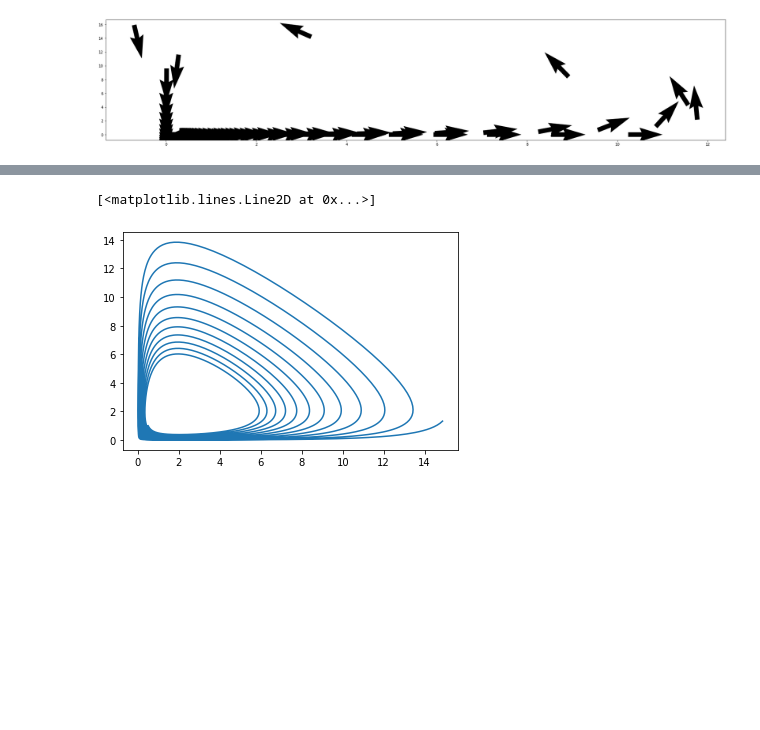
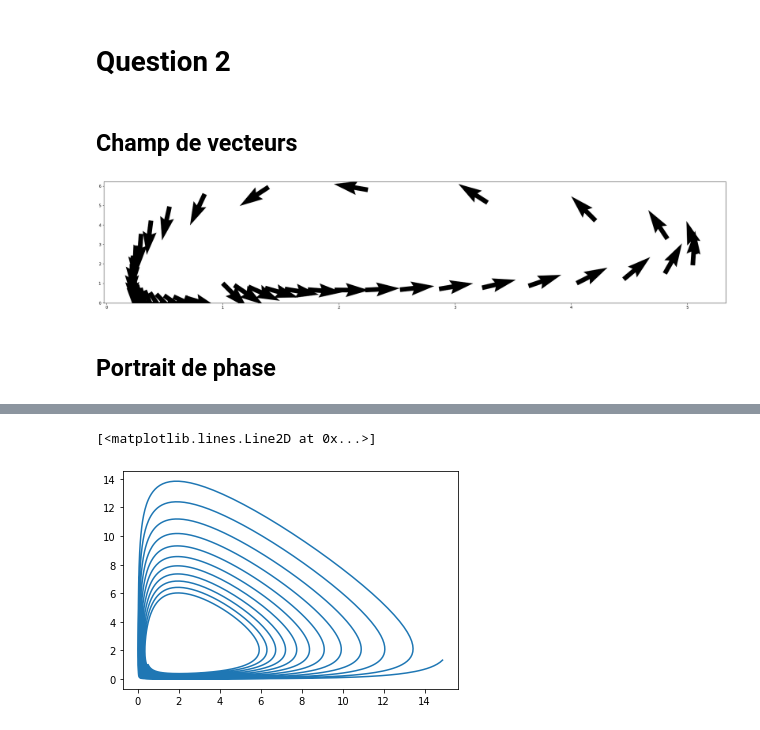
Before and after one commit to remymart/projet_equa_diff, a Jupyter notebook: equa_diff.ipynb, the cells around one changed output, grey strips where cells are left out. Saved outputs shown, nothing was run; the diff lists cells and outputs as text; code cells hidden in the pictures; blank space fills up the shorter version.

```diff
--- a/equa_diff.ipynb
+++ b/equa_diff.ipynb
@@ -12,14 +27,21 @@ def equa(t, x, y):
+# %% [markdown]
+# Question 2
+# %% [markdown]
+## Champ de vecteurs
 # %%
+# Dessin du champ de vecteurs issu de l'equation de Lotka-Volterra
 plt.figure(figsize=(30, 6))
-begin = 1/4
-end = 1/2
-for i in range(100):
+begin = 1
+end = 1
+for i in range(40):
     vector_x, vector_y = equa(0, begin, end)
     plt.quiver(begin, end, vector_x, vector_y)
     begin += vector_x
     end += vector_y
 # %% [output]
-[figure, old version]
+[figure, new version]
+# %% [markdown]
+## Portrait de phase
 # %%
 fig = plt.figure()
 Y, X = np.mgrid[0:5:1000j, 0:5:1000j]
```
Also changed, not shown: parts of 30 cells of this notebook.
